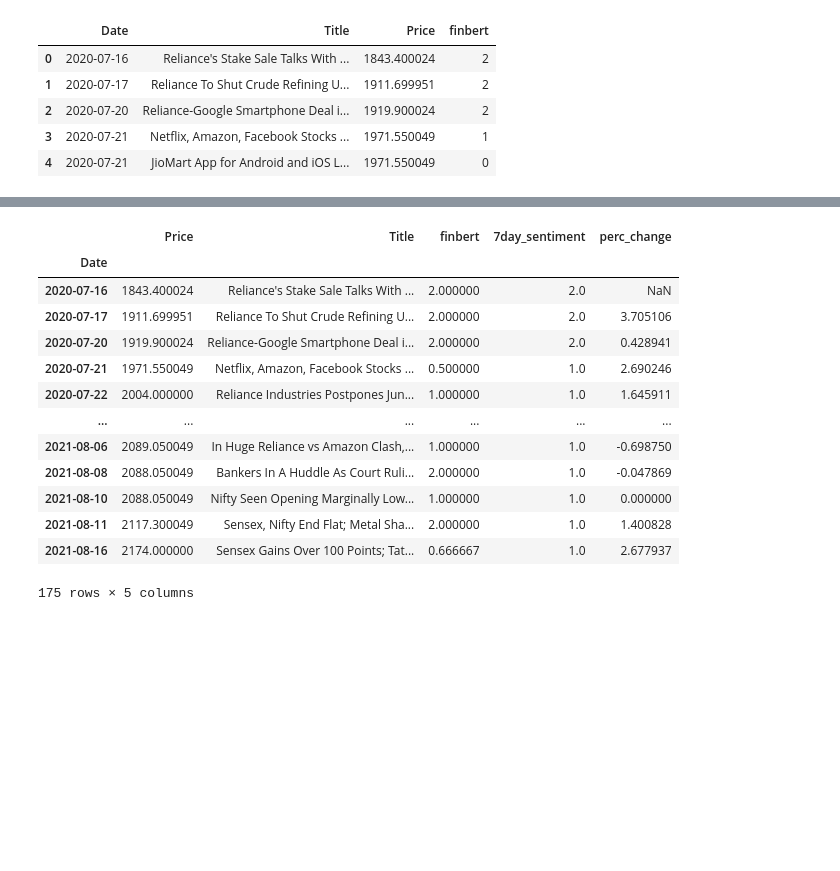
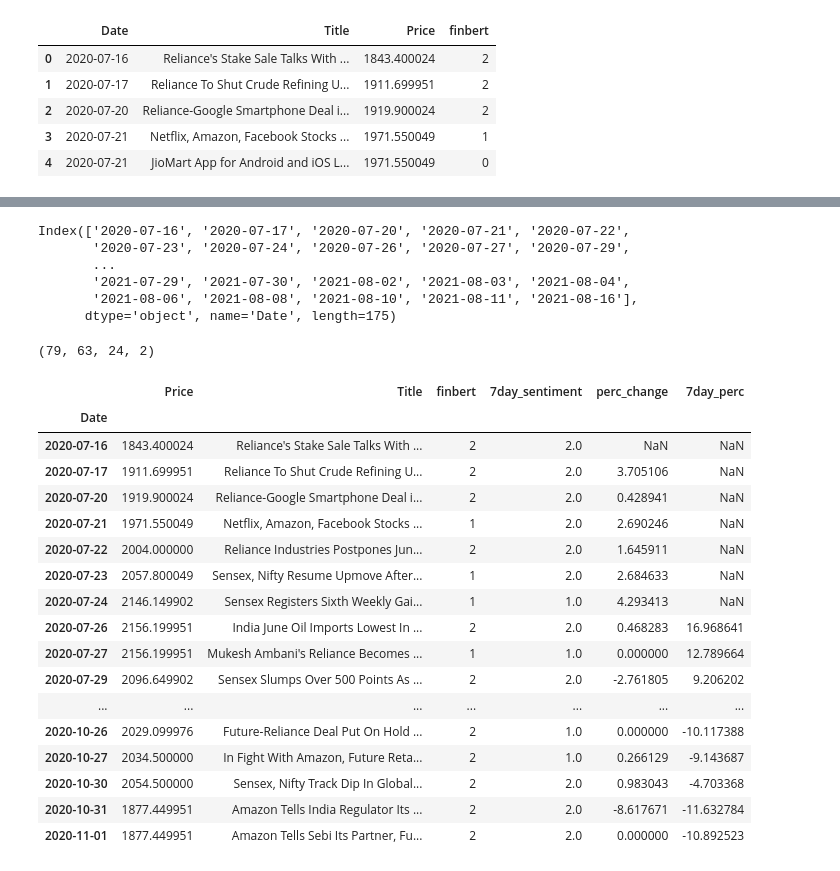
Before and after one commit to varunsawhney8/Projects_drafts, a Jupyter notebook: sample20Aug.ipynb, the cells around one changed output, grey strips where cells are left out. Cells and saved outputs as stored; diff of their text form; code cells hidden in the pictures; blank space fills up the shorter version.

```diff
--- a/sample20Aug.ipynb
+++ b/sample20Aug.ipynb
@@ -116,7 +120,7 @@ data.head()
 | 3 | 2020-07-21 | Netflix, Amazon, Facebook Stocks ... | 1971.550049 | 1 |
 | 4 | 2020-07-21 | JioMart App for Android and iOS L... | 1971.550049 | 0 |
 # %%
-aggregation_functions = {'Price': 'mean', 'Title': 'first', 'finbert': 'mean'}
+aggregation_functions = {'Price': 'mean', 'Title': 'first', 'finbert': 'max'}
 data = data.groupby(data['Date']).aggregate(aggregation_functions)
 # %%
 #data.head()
@@ -128,2 +136,11 @@ Index(['Price', 'Title', 'finbert', '7day_sentiment'], dtype='object')
 # %%
 data['perc_change'] =data['Price'].pct_change(periods=1)*100
+# %%
+data.index
+# %% [output]
+Index(['2020-07-16', '2020-07-17', '2020-07-20', '2020-07-21', '2020-07-22',
+       '2020-07-23', '2020-07-24', '2020-07-26', '2020-07-27', '2020-07-29',
+       ...
+       '2021-07-29', '2021-07-30', '2021-08-02', '2021-08-03', '2021-08-04',
+       '2021-08-06', '2021-08-08', '2021-08-10', '2021-08-11', '2021-08-16'],
+      dtype='object', name='Date', length=175)
@@ -130,17 +182,25 @@ data['perc_change'] =data['Price'].pct_change(periods=1)*100
+# %%
+p,l,n,no
+# %% [output]
+(79, 63, 24, 2)
 # %%
-data.head(175)
+data.head(50)
 # %% [output]
-|  | Price | Title | finbert | 7day_sentiment | perc_change |
-| Date |  |  |  |  |  |
-| 2020-07-16 | 1843.400024 | Reliance's Stake Sale Talks With ... | 2.000000 | 2.0 | NaN |
-| 2020-07-17 | 1911.699951 | Reliance To Shut Crude Refining U... | 2.000000 | 2.0 | 3.705106 |
-| 2020-07-20 | 1919.900024 | Reliance-Google Smartphone Deal i... | 2.000000 | 2.0 | 0.428941 |
-| 2020-07-21 | 1971.550049 | Netflix, Amazon, Facebook Stocks ... | 0.500000 | 1.0 | 2.690246 |
-| 2020-07-22 | 2004.000000 | Reliance Industries Postpones Jun... | 1.000000 | 1.0 | 1.645911 |
-| ... | ... | ... | ... | ... | ... |
-| 2021-08-06 | 2089.050049 | In Huge Reliance vs Amazon Clash,... | 1.000000 | 1.0 | -0.698750 |
-| 2021-08-08 | 2088.050049 | Bankers In A Huddle As Court Ruli... | 2.000000 | 1.0 | -0.047869 |
-| 2021-08-10 | 2088.050049 | Nifty Seen Opening Marginally Low... | 1.000000 | 1.0 | 0.000000 |
-| 2021-08-11 | 2117.300049 | Sensex, Nifty End Flat; Metal Sha... | 2.000000 | 1.0 | 1.400828 |
-| 2021-08-16 | 2174.000000 | Sensex Gains Over 100 Points; Tat... | 0.666667 | 1.0 | 2.677937 |
+|  | Price | Title | finbert | 7day_sentiment | perc_change | 7day_perc |
+| Date |  |  |  |  |  |  |
+| 2020-07-16 | 1843.400024 | Reliance's Stake Sale Talks With ... | 2 | 2.0 | NaN | NaN |
+| 2020-07-17 | 1911.699951 | Reliance To Shut Crude Refining U... | 2 | 2.0 | 3.705106 | NaN |
+| 2020-07-20 | 1919.900024 | Reliance-Google Smartphone Deal i... | 2 | 2.0 | 0.428941 | NaN |
+| 2020-07-21 | 1971.550049 | Netflix, Amazon, Facebook Stocks ... | 1 | 2.0 | 2.690246 | NaN |
+| 2020-07-22 | 2004.000000 | Reliance Industries Postpones Jun... | 2 | 2.0 | 1.645911 | NaN |
+| 2020-07-23 | 2057.800049 | Sensex, Nifty Resume Upmove After... | 1 | 2.0 | 2.684633 | NaN |
+| 2020-07-24 | 2146.149902 | Sensex Registers Sixth Weekly Gai... | 1 | 1.0 | 4.293413 | NaN |
+| 2020-07-26 | 2156.199951 | India June Oil Imports Lowest In ... | 2 | 2.0 | 0.468283 | 16.968641 |
+| 2020-07-27 | 2156.199951 | Mukesh Ambani's Reliance Becomes ... | 1 | 1.0 | 0.000000 | 12.789664 |
+| 2020-07-29 | 2096.649902 | Sensex Slumps Over 500 Points As ... | 2 | 2.0 | -2.761805 | 9.206202 |
+| ... | ... | ... | ... | ... | ... | ... |
+| 2020-10-26 | 2029.099976 | Future-Reliance Deal Put On Hold ... | 2 | 1.0 | 0.000000 | -10.117388 |
+| 2020-10-27 | 2034.500000 | In Fight With Amazon, Future Reta... | 2 | 1.0 | 0.266129 | -9.143687 |
+| 2020-10-30 | 2054.500000 | Sensex, Nifty Track Dip In Global... | 2 | 2.0 | 0.983043 | -4.703368 |
+| 2020-10-31 | 1877.449951 | Amazon Tells India Regulator Its ... | 2 | 2.0 | -8.617671 | -11.632784 |
+| 2020-11-01 | 1877.449951 | Amazon Tells Sebi Its Partner, Fu... | 2 | 2.0 | 0.000000 | -10.892523 |
-175 rows × 5 columns
```
Also changed, not shown: parts of 6 cells of this notebook.
